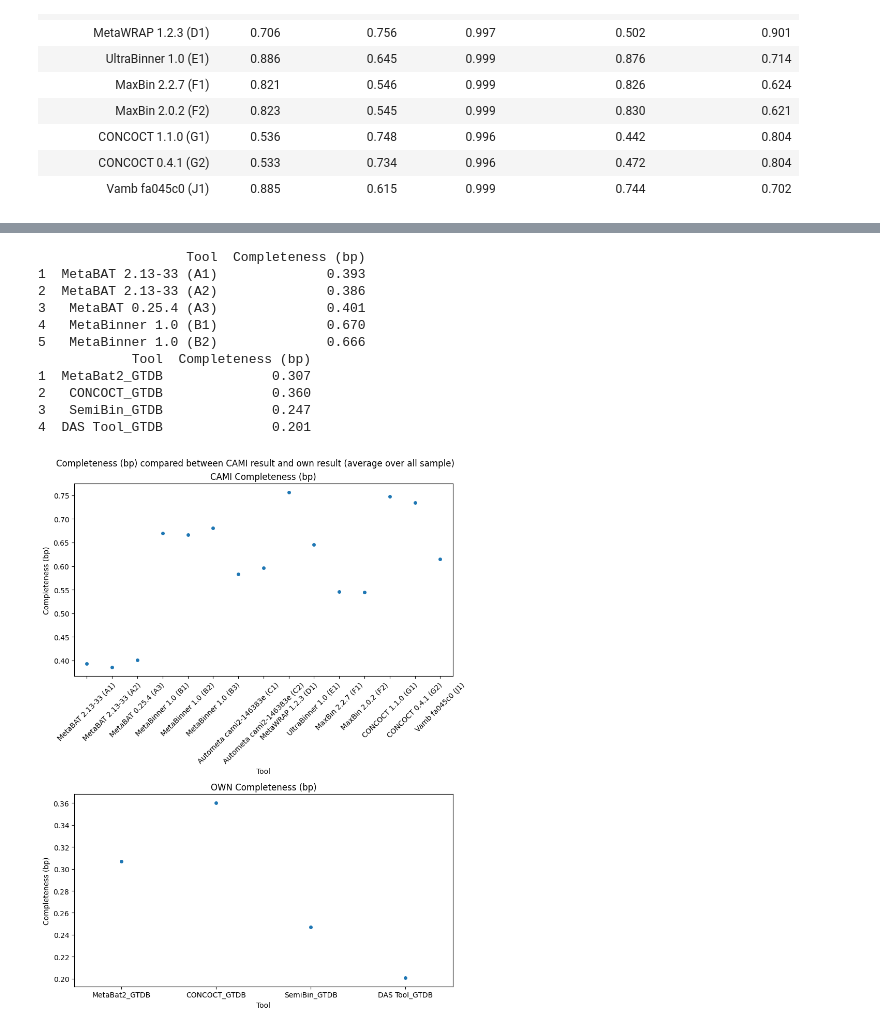
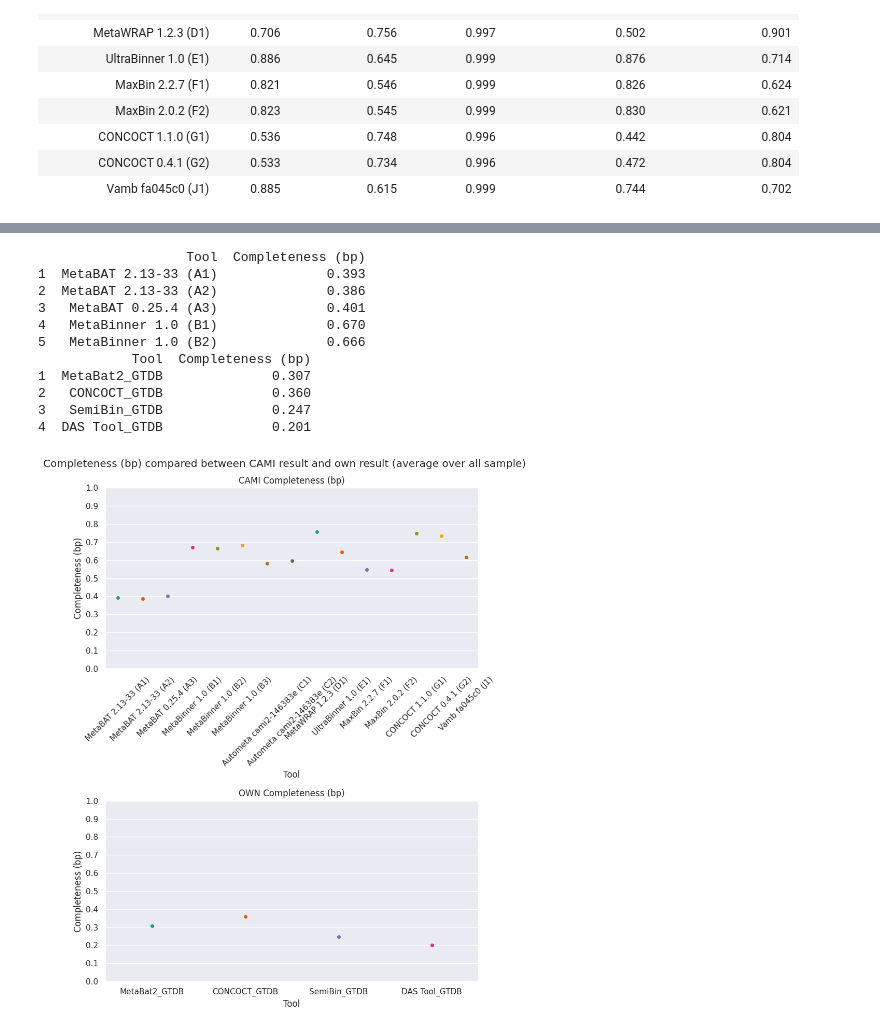
Before and after one commit to SantaMcCloud/Thesis, a Jupyter notebook: jupyternotebooks/plots.ipynb, the cells around one changed output, grey strips where cells are left out. Drawn from its saved outputs; the diff is of its cells as text; code cells hidden in the pictures.

Commit message:
adjust colors and y-scale of plots

```diff
--- a/jupyternotebooks/plots.ipynb
+++ b/jupyternotebooks/plots.ipynb
@@ -82,6 +82,8 @@ scrollable_html = f'''
 </div>
 '''
 display(HTML(scrollable_html))
+
+sns.set(style='darkgrid')
 # %% [output]
 [interactive output not drawn]
 Index(['Sample', 'Tool', 'Contamination', '> 50% completeness',
@@ -321,36 +327,40 @@ plt.tight_layout()
 # %%
 #AVERAGE COMPLETENESS COMPARE WITH OWN AND CAMI RESULT
 df_cami = df_cami_av.loc[:,["Tool", "Completeness (bp)"]]
 
 df_cami = df_cami[df_cami['Tool'] != 'Gold standard']
 print(df_cami.head())
 
 df_own = df_own_av.loc[:,["Tool", "Completeness (bp)"]]
 
 df_own = df_own[df_own['Tool'] != 'Gold standard']
 print(df_own.head())
 
 fig, axes = plt.subplots(2, 1, figsize=(8.5, 11))
 
 fig.suptitle('Completeness (bp) compared between CAMI result and own result (average over all sample)')
 
-sns.stripplot(ax=axes[0], x='Tool', y='Completeness (bp)', data=df_cami).set(title="CAMI Completeness (bp)")
-sns.stripplot(ax=axes[1], x='Tool', y='Completeness (bp)', data=df_own).set(title="OWN Completeness (bp)")
+sns.stripplot(ax=axes[0], x='Tool', y='Completeness (bp)', data=df_cami, palette='Dark2',legend=False, hue='Tool').set(title="CAMI Completeness (bp)")
+sns.stripplot(ax=axes[1], x='Tool', y='Completeness (bp)', data=df_own, palette='Dark2',legend=False, hue='Tool').set(title="OWN Completeness (bp)")
 axes[0].tick_params(axis='x', rotation=45)
+axes[0].set_ylim(0, 1)
+axes[0].set_yticks([i/10.0 for i in range(0, 11)])
+axes[1].set_ylim(0, 1)
+axes[1].set_yticks([i/10.0 for i in range(0, 11)])
 plt.tight_layout()
 # %% [output]
                    Tool  Completeness (bp)
 1  MetaBAT 2.13-33 (A1)              0.393
 2  MetaBAT 2.13-33 (A2)              0.386
 3   MetaBAT 0.25.4 (A3)              0.401
 4   MetaBinner 1.0 (B1)              0.670
 5   MetaBinner 1.0 (B2)              0.666
             Tool  Completeness (bp)
 1  MetaBat2_GTDB              0.307
 2   CONCOCT_GTDB              0.360
 3   SemiBin_GTDB              0.247
 4  DAS Tool_GTDB              0.201
-[figure, old version]
+[figure, new version]
 # %%
 #AVERAGE RI COMPARE WITH OWN AND CAMI RESULT
 df_cami = df_cami_av.loc[:,["Tool", "Rand index (bp)"]]
```
Also changed, not shown: parts of 16 cells of this notebook.
